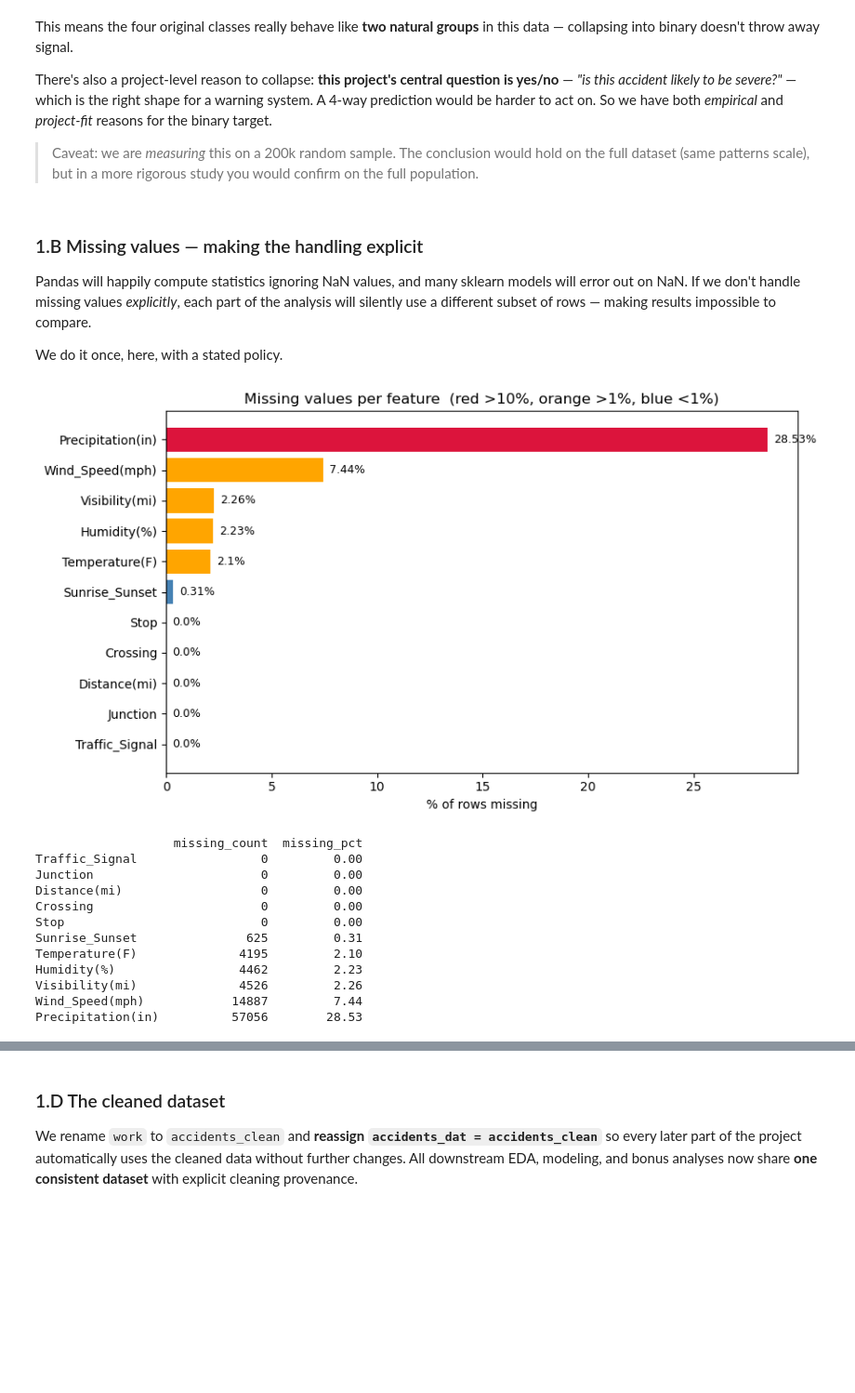
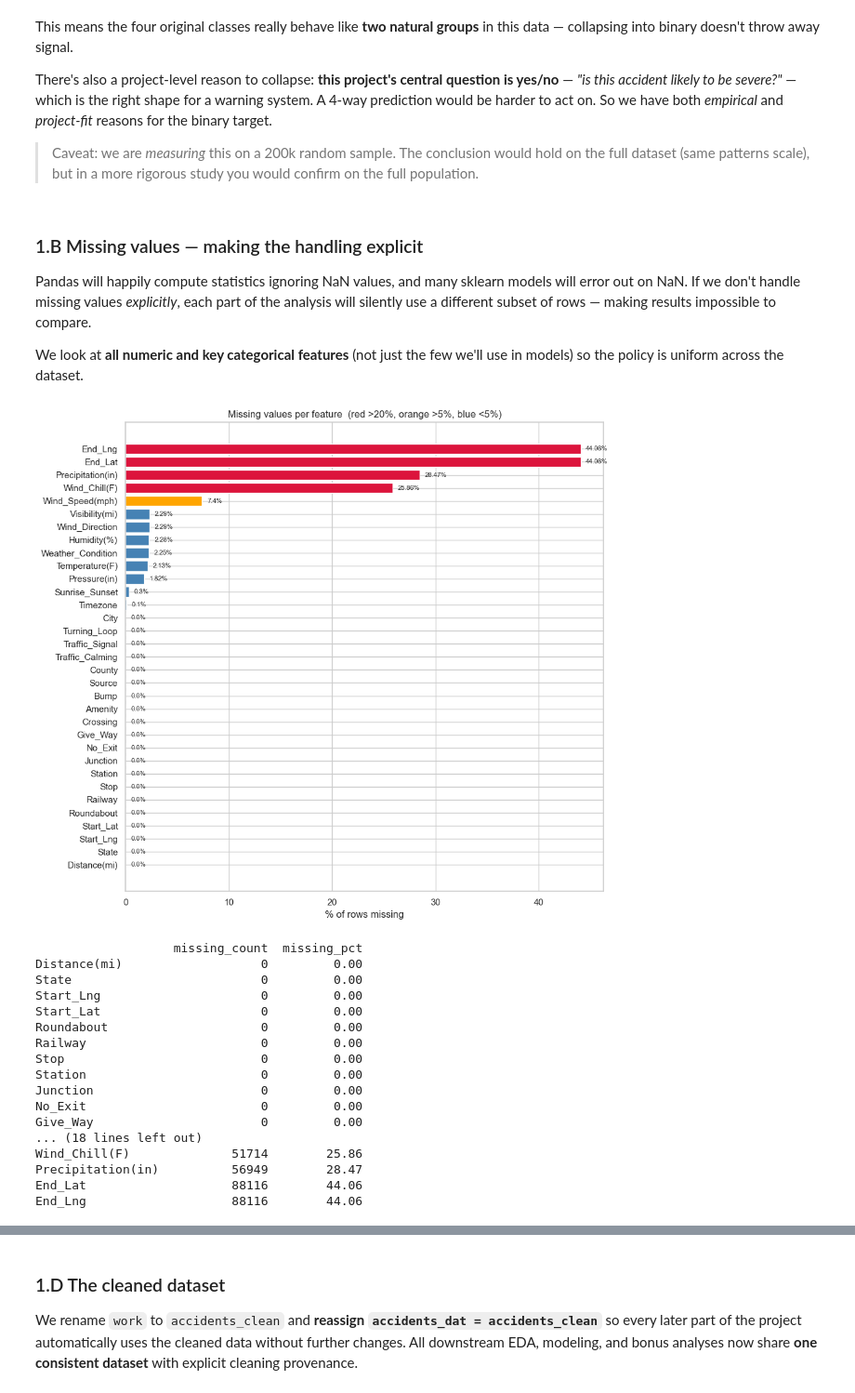
Before and after one commit to alextianyf/severe-accident-prediction, a Jupyter notebook: severe_accident_prediction.ipynb, the cells around one changed output, grey strips where cells are left out. Shown at 93% size. Cells and saved outputs as stored; diff of their text form; code cells hidden in the pictures; blank space fills up the shorter version.

Commit message:
new data

```diff
--- a/severe_accident_prediction.ipynb
+++ b/severe_accident_prediction.ipynb
@@ -70,13 +70,14 @@ import statsmodels.formula.api as smf
 
 pd.set_option('display.max_columns', None)   # show all columns
 # %%
-# Path is relative to the notebook; the dataset lives in ./data/
-# This file (~3GB, 7.7M rows) is the full US Accidents dataset (Feb 2016 - Mar 2023).
-accidents_full = pd.read_csv('data/US_Accidents_March23.csv')
+# The dataset (`accidents_dat.csv`) is the trimmed-down version of the
+# US Accidents dataset (Feb 2016 - Mar 2023) provided by SMUS.
+# It is a representative random subsample of the original 7.7M-row dataset,
+# with the same 46 columns.
+accidents_full = pd.read_csv('data/accidents_dat.csv')
 print('Full dataset shape:', accidents_full.shape)
 
-# Working with 7.7M rows is slow and memory-heavy, and we don't need it all
-# for a teaching project. We take a reproducible random sample of 200,000 rows.
+# Take a reproducible 200,000-row working sample so analysis stays fast.
 # random_state=42 means anyone who runs this notebook gets the SAME sample.
 accidents_dat = accidents_full.sample(200_000, random_state=42).reset_index(drop=True)
 print('Working sample shape:', accidents_dat.shape)
@@ -243,38 +233,48 @@ There's also a project-level reason to collapse: **this project's central questi
 
 Pandas will happily compute statistics ignoring NaN values, and many sklearn models will error out on NaN. If we don't handle missing values *explicitly*, each part of the analysis will silently use a different subset of rows — making results impossible to compare.
 
-We do it once, here, with a stated policy.
+We look at **all numeric and key categorical features** (not just the few we'll use in models) so the policy is uniform across the dataset.
 # %%
-features_we_use = [
-    'Visibility(mi)','Temperature(F)','Humidity(%)','Wind_Speed(mph)',
-    'Precipitation(in)','Distance(mi)',
-    'Traffic_Signal','Junction','Crossing','Stop','Sunrise_Sunset']
+# All numeric features that might be useful, plus key categoricals.
+numeric_features = ['Distance(mi)', 'Temperature(F)', 'Wind_Chill(F)', 'Humidity(%)',
+                    'Pressure(in)', 'Visibility(mi)', 'Wind_Speed(mph)', 'Precipitation(in)',
+                    'Start_Lat', 'Start_Lng', 'End_Lat', 'End_Lng']
+categorical_features = ['Sunrise_Sunset', 'Wind_Direction', 'Weather_Condition',
+                        'State', 'City', 'County', 'Source', 'Timezone']
+boolean_features = ['Amenity','Bump','Crossing','Give_Way','Junction','No_Exit','Railway',
+                    'Roundabout','Station','Stop','Traffic_Calming','Traffic_Signal','Turning_Loop']
 
-missing = accidents_dat[features_we_use].isna().sum().sort_values(ascending=True)
+all_check = numeric_features + categorical_features + boolean_features
+missing = accidents_dat[all_check].isna().sum().sort_values(ascending=True)
 missing_pct = (missing / len(accidents_dat) * 100).round(2)
 
-fig, ax = plt.subplots(figsize=(9, 5))
-colors = ['crimson' if p > 10 else ('orange' if p > 1 else 'steelblue') for p in missing_pct]
+fig, ax = plt.subplots(figsize=(10, 9))
+colors = ['crimson' if p > 20 else ('orange' if p > 5 else 'steelblue') for p in missing_pct]
 ax.barh(missing.index, missing_pct, color=colors)
 ax.set_xlabel('% of rows missing')
-ax.set_title('Missing values per feature  (red >10%, orange >1%, blue <1%)')
+ax.set_title('Missing values per feature  (red >20%, orange >5%, blue <5%)')
 for i, p in enumerate(missing_pct):
-    ax.text(p + 0.3, i, f'{p}%', va='center', fontsize=9)
+    ax.text(p + 0.5, i, f'{p}%', va='center', fontsize=8)
 plt.tight_layout(); plt.show()
 
 print(pd.DataFrame({'missing_count': missing, 'missing_pct': missing_pct}))
 # %% [output]
-[figure, old version]
+[figure, new version]
                    missing_count  missing_pct
-Traffic_Signal                 0         0.00
+Distance(mi)                   0         0.00
+State                          0         0.00
+Start_Lng                      0         0.00
+Start_Lat                      0         0.00
+Roundabout                     0         0.00
+Railway                        0         0.00
+Stop                           0         0.00
+Station                        0         0.00
 Junction                       0         0.00
-Distance(mi)                   0         0.00
-Crossing                       0         0.00
-Stop                           0         0.00
-Sunrise_Sunset               625         0.31
-Temperature(F)              4195         2.10
-Humidity(%)                 4462         2.23
-Visibility(mi)              4526         2.26
-Wind_Speed(mph)            14887         7.44
-Precipitation(in)          57056        28.53
+No_Exit                        0         0.00
+Give_Way                       0         0.00
+... (18 lines left out)
+Wind_Chill(F)              51714        25.86
+Precipitation(in)          56949        28.47
+End_Lat                    88116        44.06
+End_Lng                    88116        44.06
 # %% [markdown]
```
Also changed, not shown: parts of 56 cells of this notebook, 1 other file.
